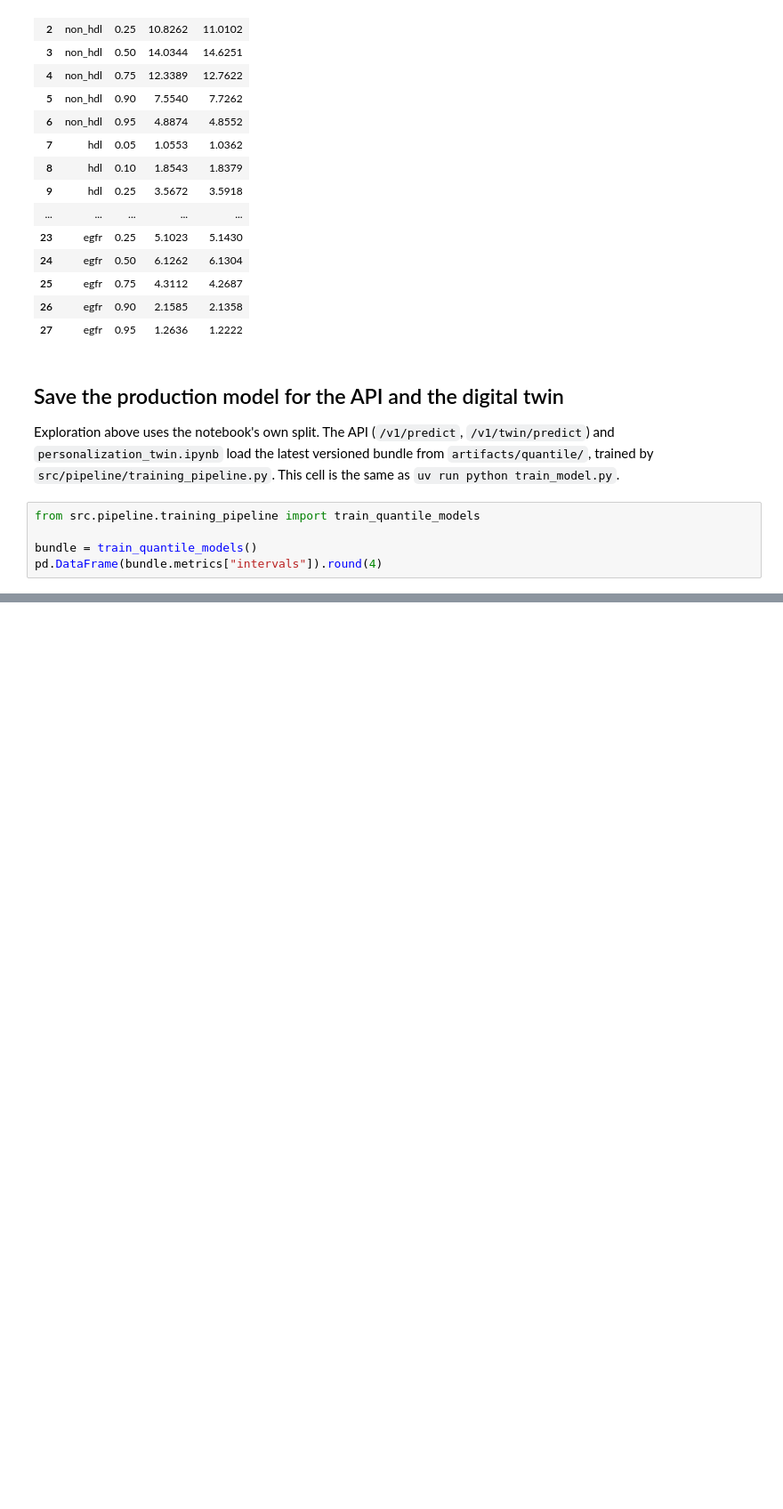
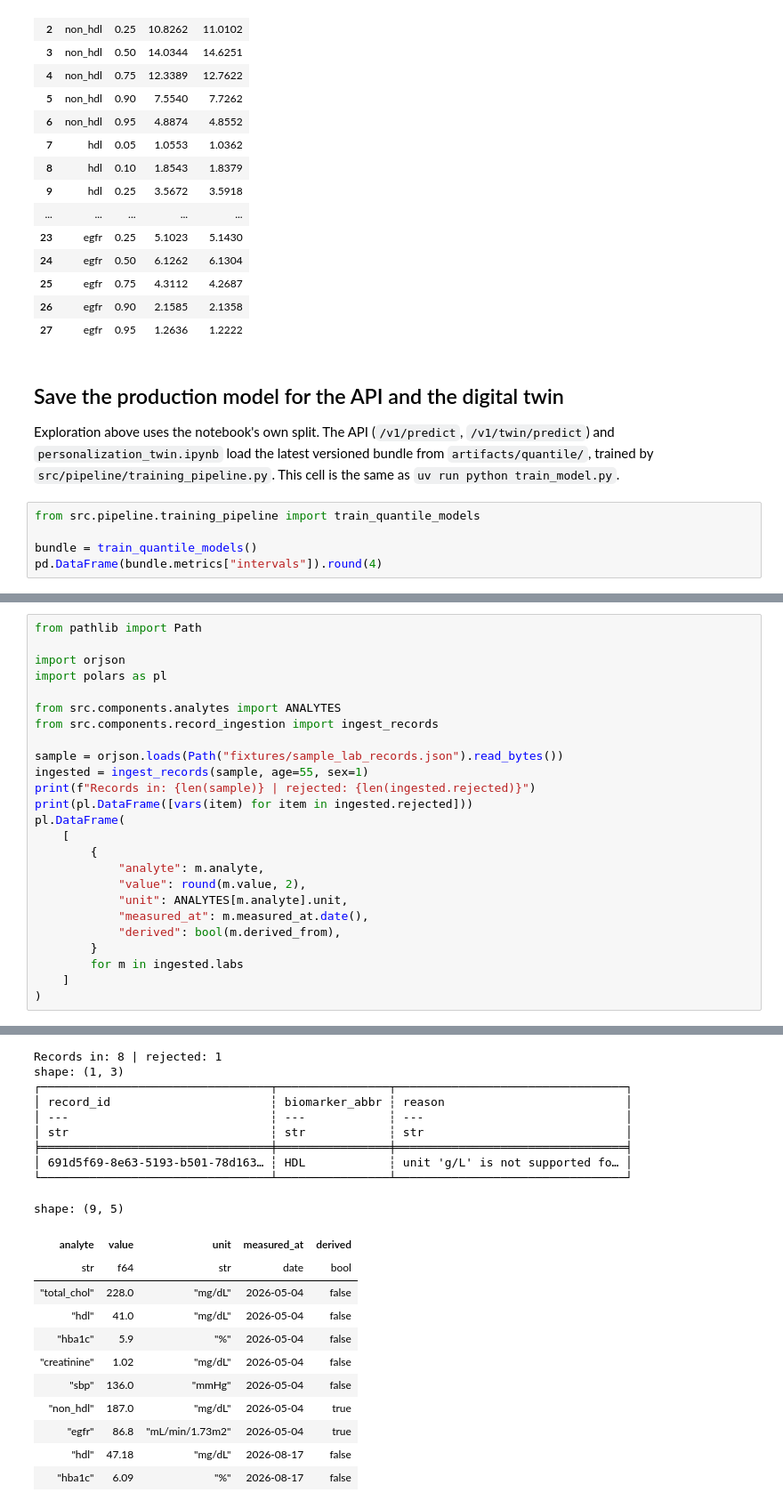
Before and after one commit to MeSquareApp/MeSquareMLEngine, a Jupyter notebook: notebooks/quantile_prediction.ipynb, the cells around one changed output, grey strips where cells are left out. Shown at 89% size. Saved outputs shown, nothing was run; the diff lists cells and outputs as text; blank space fills up the shorter version.

```diff
--- a/notebooks/quantile_prediction.ipynb
+++ b/notebooks/quantile_prediction.ipynb
@@ -744,0 +752,26 @@ pd.DataFrame(bundle.metrics["intervals"]).round(4)
+# %%
+from pathlib import Path
+
+import orjson
+import polars as pl
+
+from src.components.analytes import ANALYTES
+from src.components.record_ingestion import ingest_records
+
+sample = orjson.loads(Path("fixtures/sample_lab_records.json").read_bytes())
+ingested = ingest_records(sample, age=55, sex=1)
+print(f"Records in: {len(sample)} | rejected: {len(ingested.rejected)}")
+print(pl.DataFrame([vars(item) for item in ingested.rejected]))
+pl.DataFrame(
+    [
+        {
+            "analyte": m.analyte,
+            "value": round(m.value, 2),
+            "unit": ANALYTES[m.analyte].unit,
+            "measured_at": m.measured_at.date(),
+            "derived": bool(m.derived_from),
+        }
+        for m in ingested.labs
+    ]
+)
+# %% [output]
@@ -744,0 +779,21 @@ pd.DataFrame(bundle.metrics["intervals"]).round(4)
+Records in: 8 | rejected: 1
+shape: (1, 3)
+┌─────────────────────────────────┬────────────────┬─────────────────────────────────┐
+│ record_id                       ┆ biomarker_abbr ┆ reason                          │
+│ ---                             ┆ ---            ┆ ---                             │
+│ str                             ┆ str            ┆ str                             │
+╞═════════════════════════════════╪════════════════╪═════════════════════════════════╡
+│ 691d5f69-8e63-5193-b501-78d163… ┆ HDL            ┆ unit 'g/L' is not supported fo… │
+└─────────────────────────────────┴────────────────┴─────────────────────────────────┘
+shape: (9, 5)
+| analyte | value | unit | measured_at | derived |
+| str | f64 | str | date | bool |
+| "total_chol" | 228.0 | "mg/dL" | 2026-05-04 | false |
+| "hdl" | 41.0 | "mg/dL" | 2026-05-04 | false |
+| "hba1c" | 5.9 | "%" | 2026-05-04 | false |
+| "creatinine" | 1.02 | "mg/dL" | 2026-05-04 | false |
+| "sbp" | 136.0 | "mmHg" | 2026-05-04 | false |
+| "non_hdl" | 187.0 | "mg/dL" | 2026-05-04 | true |
+| "egfr" | 86.8 | "mL/min/1.73m2" | 2026-05-04 | true |
+| "hdl" | 47.18 | "mg/dL" | 2026-08-17 | false |
+| "hba1c" | 6.09 | "%" | 2026-08-17 | false |
```
Also changed, not shown: parts of 2 cells of this notebook, 58 other files.
